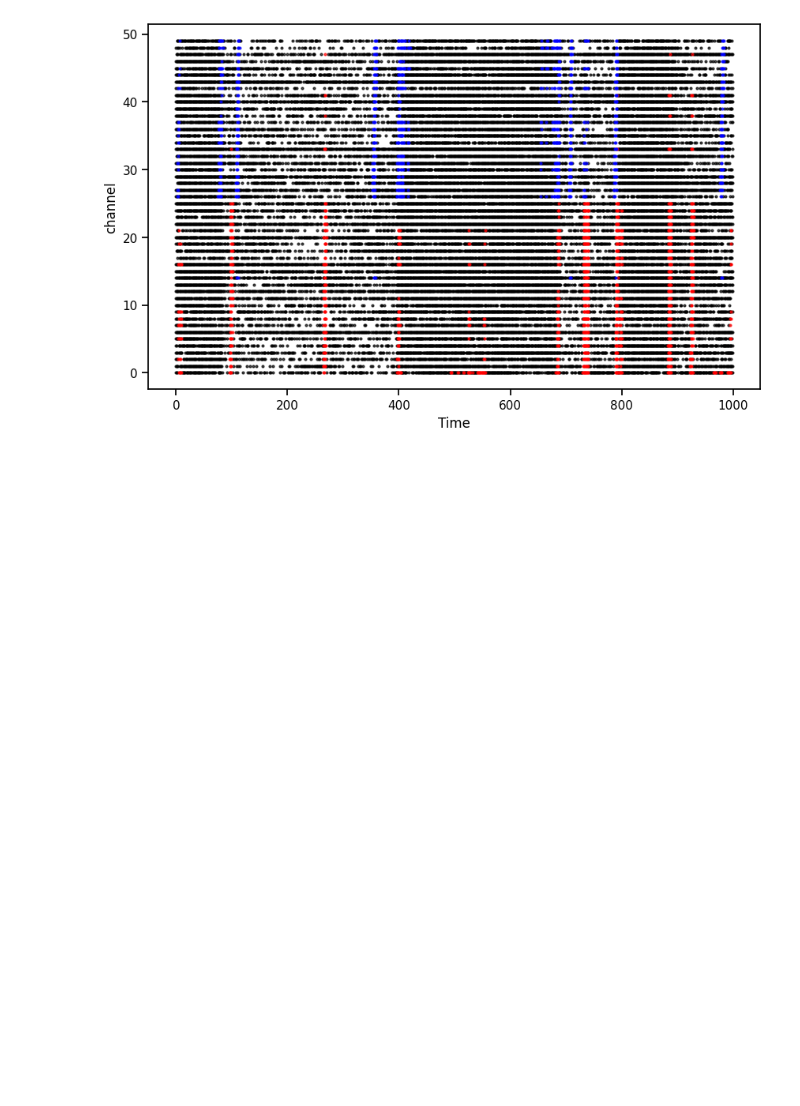
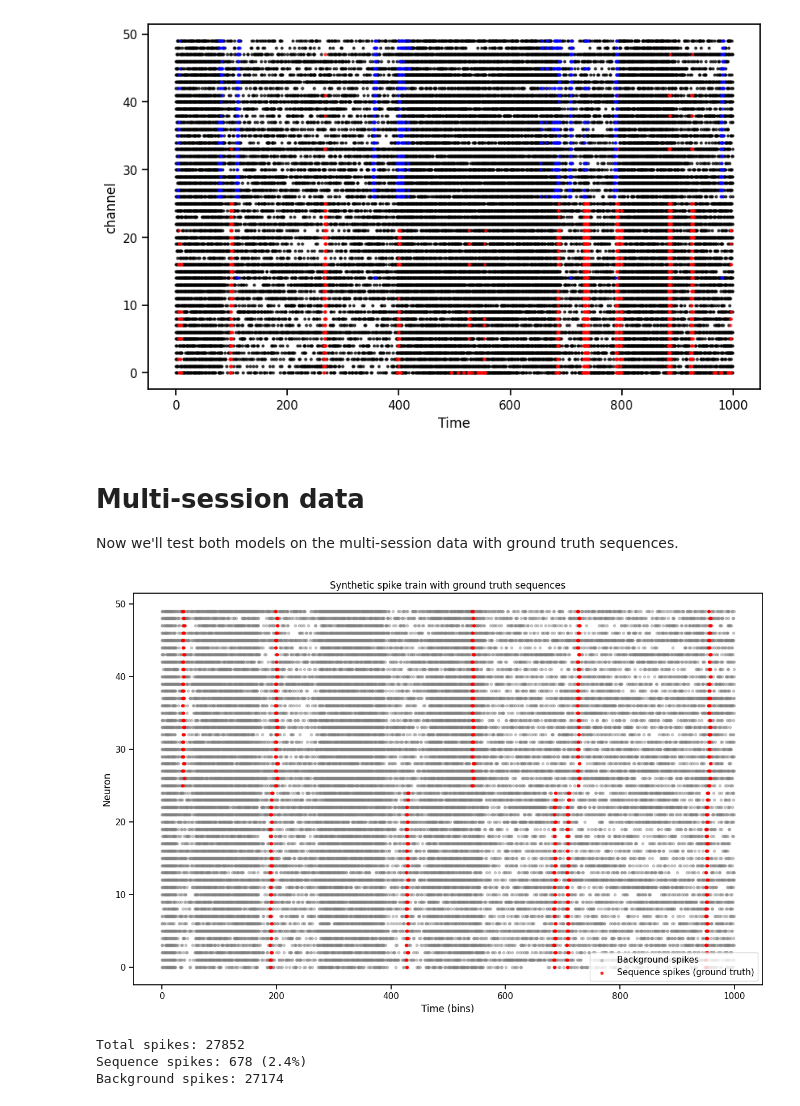
Before and after one commit to lindermanlab/ppseq-pytorch, a Jupyter notebook: notebooks/synthetic_demo.ipynb, the cells around one changed output. Saved outputs shown, nothing was run; the diff lists cells and outputs as text; code cells hidden in the pictures; blank space fills up the shorter version.

Commit message:
added more complete synthetic data generation and analysis

```diff
--- a/notebooks/synthetic_demo.ipynb
+++ b/notebooks/synthetic_demo.ipynb
@@ -219,3 +219,78 @@ del models, amplitudes, final_lps
 Best l1: 0.0031666666666666666
 [figure]
 [figure]
+# %% [markdown]
+# Multi-session data
+
+Now we'll test both models on the multi-session data with ground truth sequences.
+# %%
+# Generate data with ground truth sequences using generate_data_glm_full
+from generate_data import generate_data_glm_full
+import torch.nn.functional as F
+
+seed = 2
+
+# Generate single session
+(X_sessions, lambdas_sessions, alpha, beta, X_cov_sessions,
+ true_a_sessions, true_w, lambda_bg_sessions, correct_sequences) = generate_data_glm_full(
+    N=N, T=T, K=K, D=D, P=P,
+    num_sessions=1,
+    seed=seed,
+    num_segments=num_segments,
+    dense_strength_range=dense_strength_range,
+    sparse_strength_range=sparse_strength_range,
+)
+
+# Extract single session data
+X_full = X_sessions[0]
+X_seq = correct_sequences[0]
+
+# Create binary mask for sequence spikes (any spike with non-zero sequence rate)
+# The sequence component comes from convolving true_a with true_w
+conv_term = F.conv1d(
+    true_a_sessions[0],
+    torch.flip(true_w.permute(1, 0, 2), [2]),
+    padding=D - 1
+)[:, : -D + 1]  # (N, T)
+
+# Mark timepoints where sequence activity is present (above threshold)
+seq_mask = conv_term > 0.1  # threshold to identify sequence activity regions
+
+# Plot raster with ground truth sequences highlighted
+fig, ax = plt.subplots(1, 1, figsize=(12, 8))
+
+# Get spike coordinates for all spikes
+spike_coords = torch.nonzero(X_full.T)  # shape (num_spikes, 2) with columns [time, neuron]
+spike_times = spike_coords[:, 0].cpu().numpy()
+spike_neurons = spike_coords[:, 1].cpu().numpy()
+
+# Identify which spikes are from sequences vs background
+# A spike at (n, t) is a sequence spike if seq_mask[n, t] is True
+is_sequence_spike = seq_mask.T[spike_coords[:, 0], spike_coords[:, 1]].cpu().numpy()
+
+# Plot background spikes in gray
+bg_mask = ~is_sequence_spike
+ax.scatter(spike_times[bg_mask], spike_neurons[bg_mask],
+           c='gray', s=10, alpha=0.4, label='Background spikes')
+
+# Overlay sequence spikes in red
+ax.scatter(spike_times[is_sequence_spike], spike_neurons[is_sequence_spike],
+           c='red', s=10, alpha=0.8, label='Sequence spikes (ground truth)')
+
+ax.set_xlabel('Time (bins)')
+ax.set_ylabel('Neuron')
+ax.set_title('Synthetic spike train with ground truth sequences')
+ax.legend()
+plt.tight_layout()
+plt.show()
+
+num_seq_spikes = is_sequence_spike.sum()
+num_total_spikes = len(spike_times)
+print(f"Total spikes: {num_total_spikes}")
+print(f"Sequence spikes: {num_seq_spikes} ({100*num_seq_spikes/num_total_spikes:.1f}%)")
+print(f"Background spikes: {num_total_spikes - num_seq_spikes}")
+# %% [output]
+[figure, added]
+Total spikes: 27852
+Sequence spikes: 678 (2.4%)
+Background spikes: 27174
```
Also changed, not shown: parts of 2 cells of this notebook, 1 other file.
